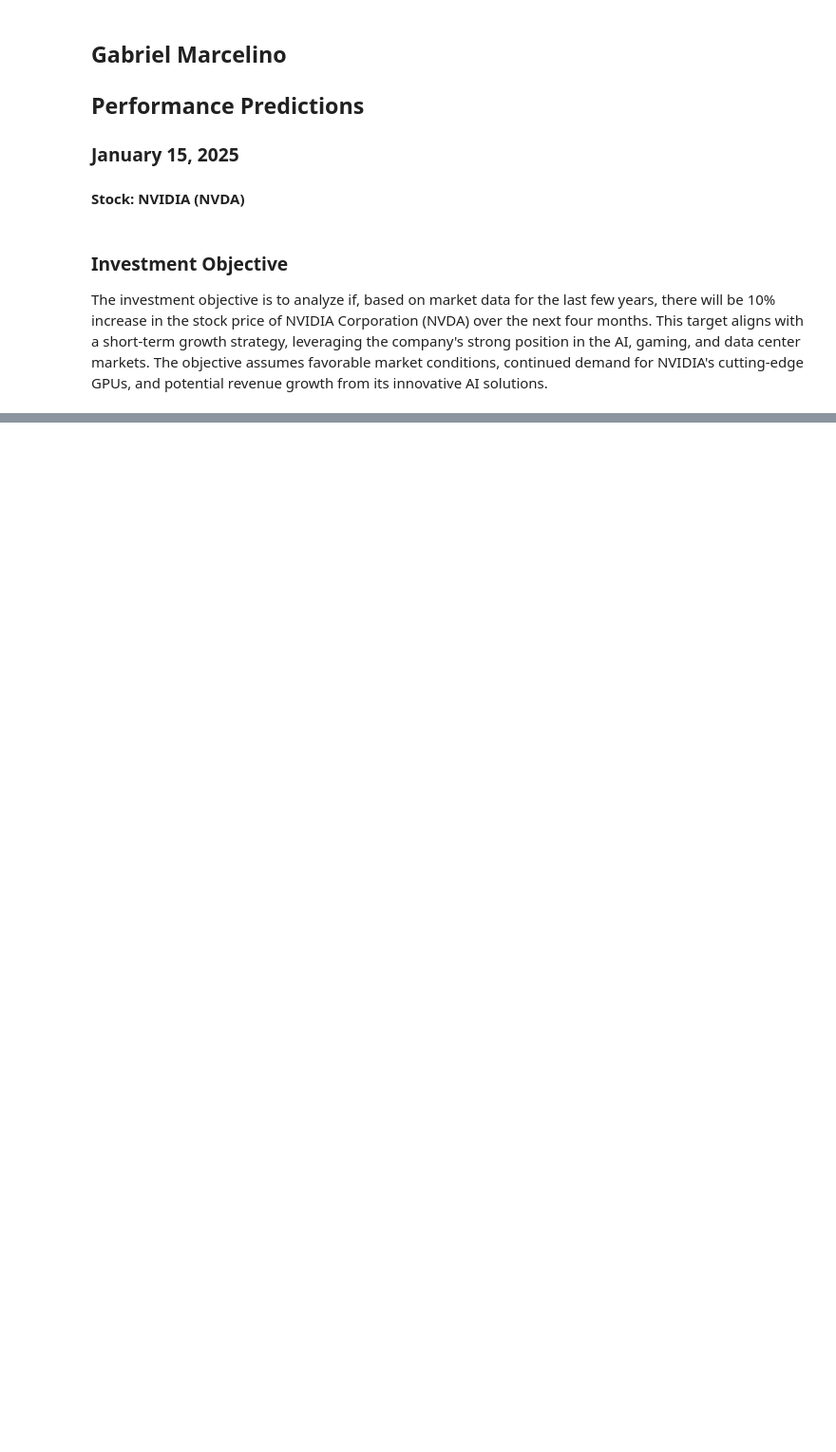
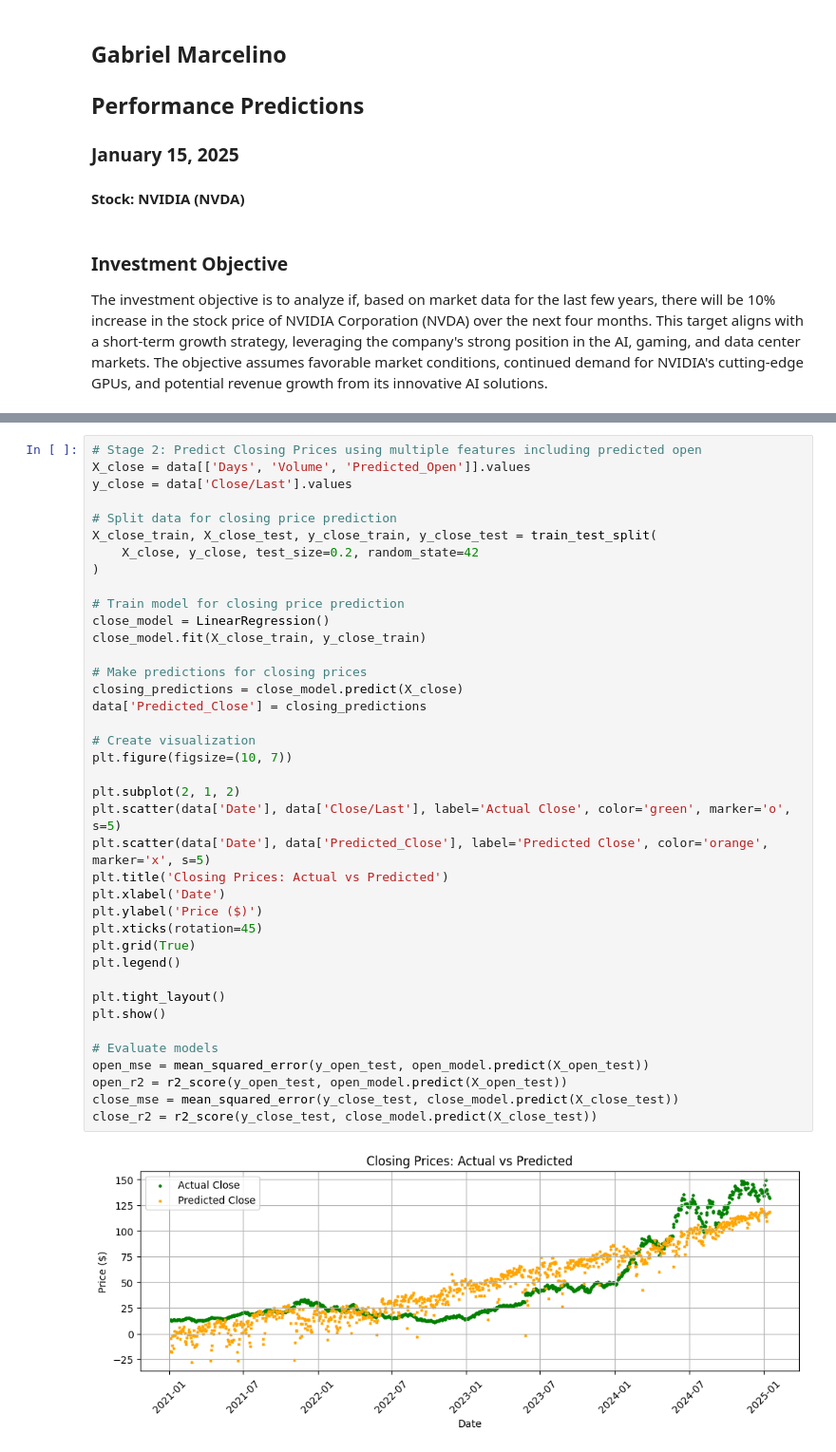
Before and after one commit to gabrielrosendo/CST-425, a Jupyter notebook: Performance Predictions/StockPrediction.ipynb, the cells around one changed output, grey strips where cells are left out. Shown: that part at 95% size. Drawn from its saved outputs; the diff is of its cells as text; blank space fills up the shorter version.

```diff
--- a/Performance Predictions/StockPrediction.ipynb
+++ b/Performance Predictions/StockPrediction.ipynb
@@ -199,0 +79,41 @@ Statistical analysis provides the pure financial considerations for pursuing a c
+# %%
+# Stage 2: Predict Closing Prices using multiple features including predicted open
+X_close = data[['Days', 'Volume', 'Predicted_Open']].values
+y_close = data['Close/Last'].values
+
+# Split data for closing price prediction
+X_close_train, X_close_test, y_close_train, y_close_test = train_test_split(
+    X_close, y_close, test_size=0.2, random_state=42
+)
+
+# Train model for closing price prediction
+close_model = LinearRegression()
+close_model.fit(X_close_train, y_close_train)
+
+# Make predictions for closing prices
+closing_predictions = close_model.predict(X_close)
+data['Predicted_Close'] = closing_predictions
+
+# Create visualization
+plt.figure(figsize=(10, 7))
+
+plt.subplot(2, 1, 2)
+plt.scatter(data['Date'], data['Close/Last'], label='Actual Close', color='green', marker='o', s=5)
+plt.scatter(data['Date'], data['Predicted_Close'], label='Predicted Close', color='orange', marker='x', s=5)
+plt.title('Closing Prices: Actual vs Predicted')
+plt.xlabel('Date')
+plt.ylabel('Price ($)')
+plt.xticks(rotation=45)
+plt.grid(True)
+plt.legend()
+
+plt.tight_layout()
+plt.show()
+
+# Evaluate models
+open_mse = mean_squared_error(y_open_test, open_model.predict(X_open_test))
+open_r2 = r2_score(y_open_test, open_model.predict(X_open_test))
+close_mse = mean_squared_error(y_close_test, close_model.predict(X_close_test))
+close_r2 = r2_score(y_close_test, close_model.predict(X_close_test))
+# %% [output]
+[figure, added]
```
Also changed, not shown: parts of 40 cells of this notebook, 2 other files.
